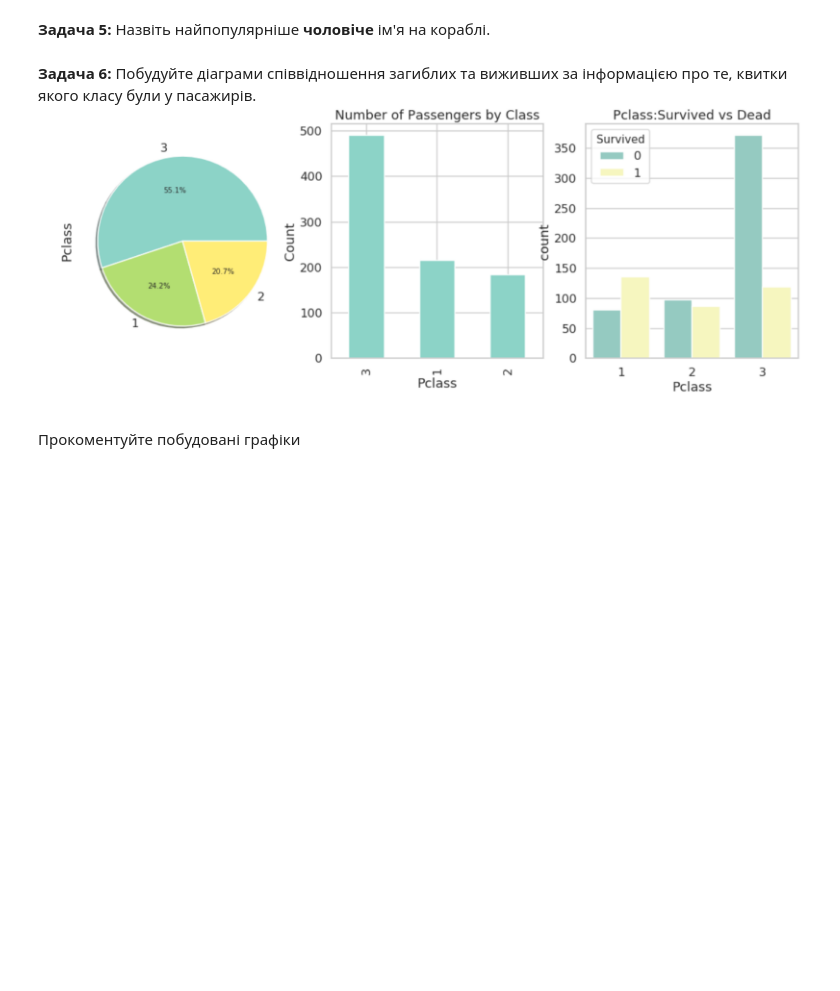
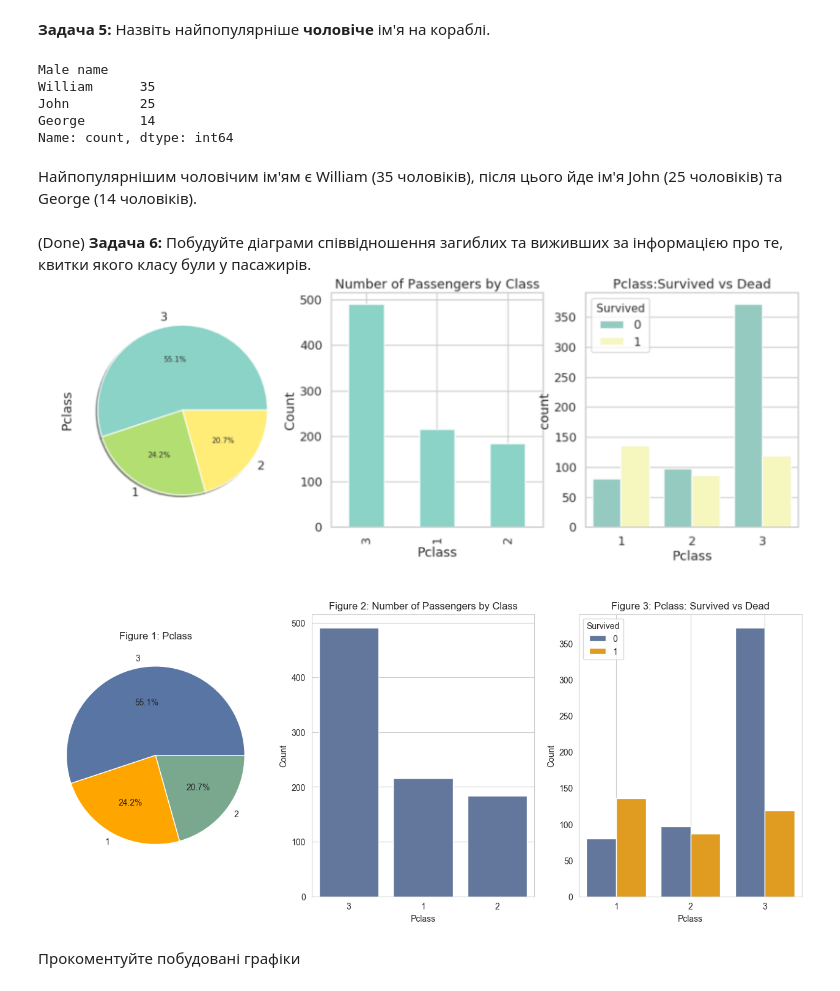
Before and after one commit to HumnytskaLiza/ai-labs, a Jupyter notebook: task2/task2_basic_ai_python_liza_humnytska.ipynb, the cells around one changed output. Saved outputs shown, nothing was run; the diff lists cells and outputs as text; code cells hidden in the pictures; blank space fills up the shorter version.

```diff
--- a/task2/task2_basic_ai_python_liza_humnytska.ipynb
+++ b/task2/task2_basic_ai_python_liza_humnytska.ipynb
@@ -134,3 +165,27 @@ Embarked: 2
+# %%
+df_men_full_names = dataset.loc[dataset["Sex"] == 'male', ["Name"]]
+df_men_full_names.to_csv('./men_names.csv', sep=',', index=False, encoding='utf-8')
+
+with open('./men_names.csv', "r") as f:
+    processed_names = []
+    data_list = f.read().splitlines()
+    for line in data_list:
+        name = re.search(r"(\.\s[A-Z][a-z]+)", line)
+        if name:
+            processed_names.append(name.group(1)[2:])
+
+df_men_first_names = pd.DataFrame({"Male name": processed_names})
+df_men_first_names.value_counts().nlargest(3)
+
+# display(df_men_first_names)
+# %% [output]
+Male name
+William      35
+John         25
+George       14
+Name: count, dtype: int64
+# %% [markdown]
+Найпопулярнішим чоловічим ім'ям є William (35 чоловіків), після цього йде ім'я John (25 чоловіків) та George (14 чоловіків).
 # %% [markdown]
-**Задача 6:** Побудуйте діаграми співвідношення загиблих та виживших за інформацією про те, квитки якого класу були у пасажирів.
+(Done) **Задача 6:** Побудуйте діаграми співвідношення загиблих та виживших за інформацією про те, квитки якого класу були у пасажирів.
 ![image.png](embedded-picture-1)
@@ -139,2 +192,35 @@ Embarked: 2
+# %%
+df_pclass = dataset[["Pclass"]]
+
+pclass_rates = (df_pclass["Pclass"].value_counts() / len(df_pclass)) * 100
+df_pclass_rates = pd.DataFrame({"Pclass": pclass_rates.index, "Percentage": pclass_rates.values})
+
+pclass_count = df_pclass["Pclass"].value_counts()
+df_pclass_count = pd.DataFrame({"Pclass": pclass_count.index, "Count": pclass_count.values})
+
+df_pclass_survival = dataset[["Pclass", "Survived"]]
+
+pclass_survival_count = df_pclass_survival.groupby("Survived")["Pclass"].value_counts()
+df_pclass_survival_count = pd.DataFrame({"Survived": pclass_survival_count.index.get_level_values("Survived"), "Pclass": pclass_survival_count.index.get_level_values("Pclass"), "Count": pclass_survival_count.values})
+
+
+fig, ((ax1, ax2, ax3)) = plt.subplots(1,3, figsize=(16, 6))
+
+ax1.pie(df_pclass_rates["Percentage"], labels=df_pclass_rates['Pclass'], autopct='%1.1f%%', colors=['#5975A4', 'orange', '#7AA88F'])
+ax1.set_title("Figure 1: Pclass")
+
+sns.barplot(data = df_pclass_count, x = "Pclass", y = "Count", ax=ax2, color='#5975A4', order=df_pclass_count.sort_values("Count", ascending=False).Pclass)
+sns.set_style("whitegrid")
+
+
+ax2.set_title("Figure 2: Number of Passengers by Class")
+
+sns.barplot(data = df_pclass_survival_count, x = "Pclass", y = "Count", ax=ax3, palette=['#5975A4', 'orange'], hue="Survived")
+ax3.grid()
+ax3.set_title("Figure 3: Pclass: Survived vs Dead")
+
+plt.show()
+# %% [output]
+[figure, added]
 # %% [markdown]
 Прокоментуйте побудовані графіки
```
Also changed, not shown: parts of 7 cells of this notebook, 3 other files.
